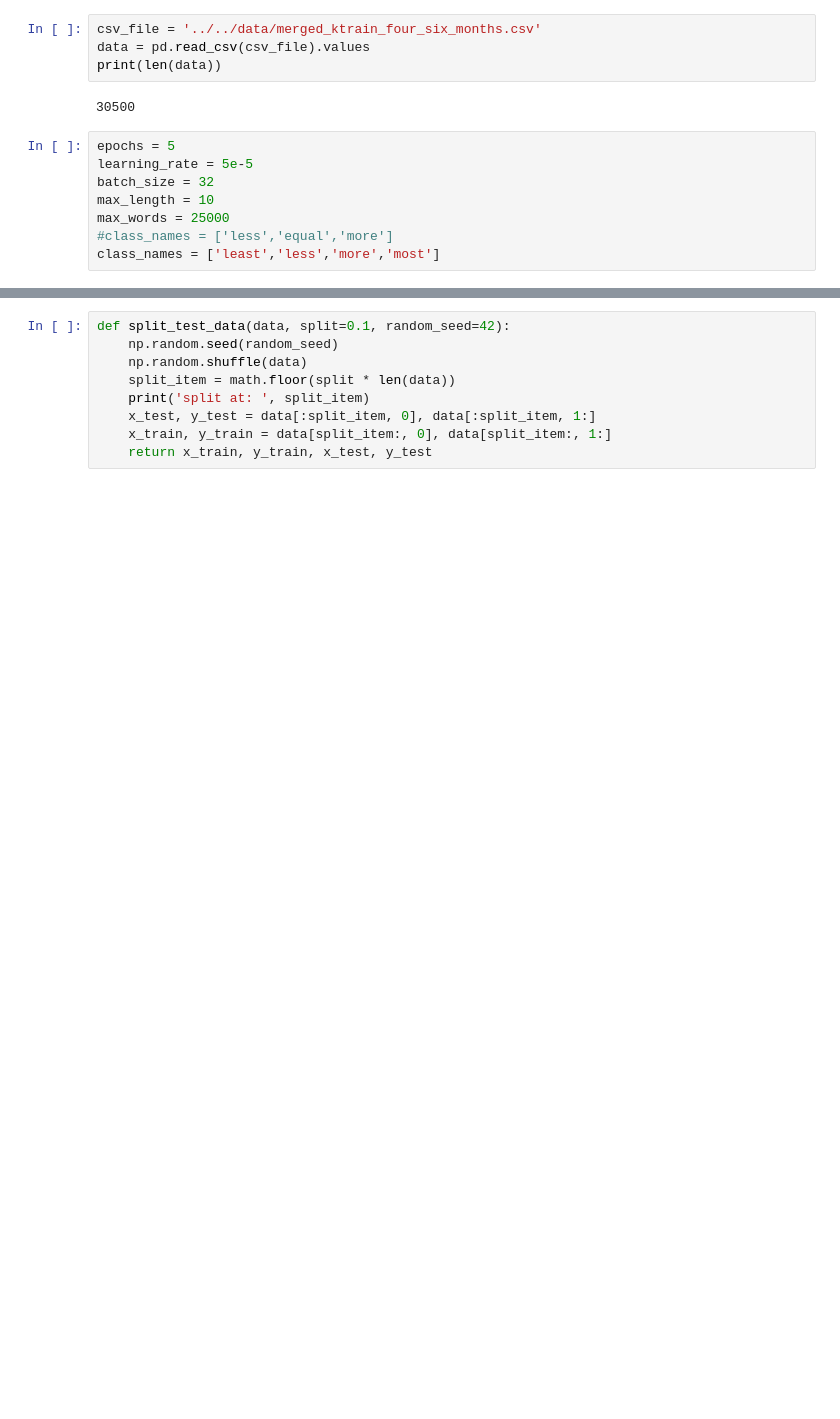
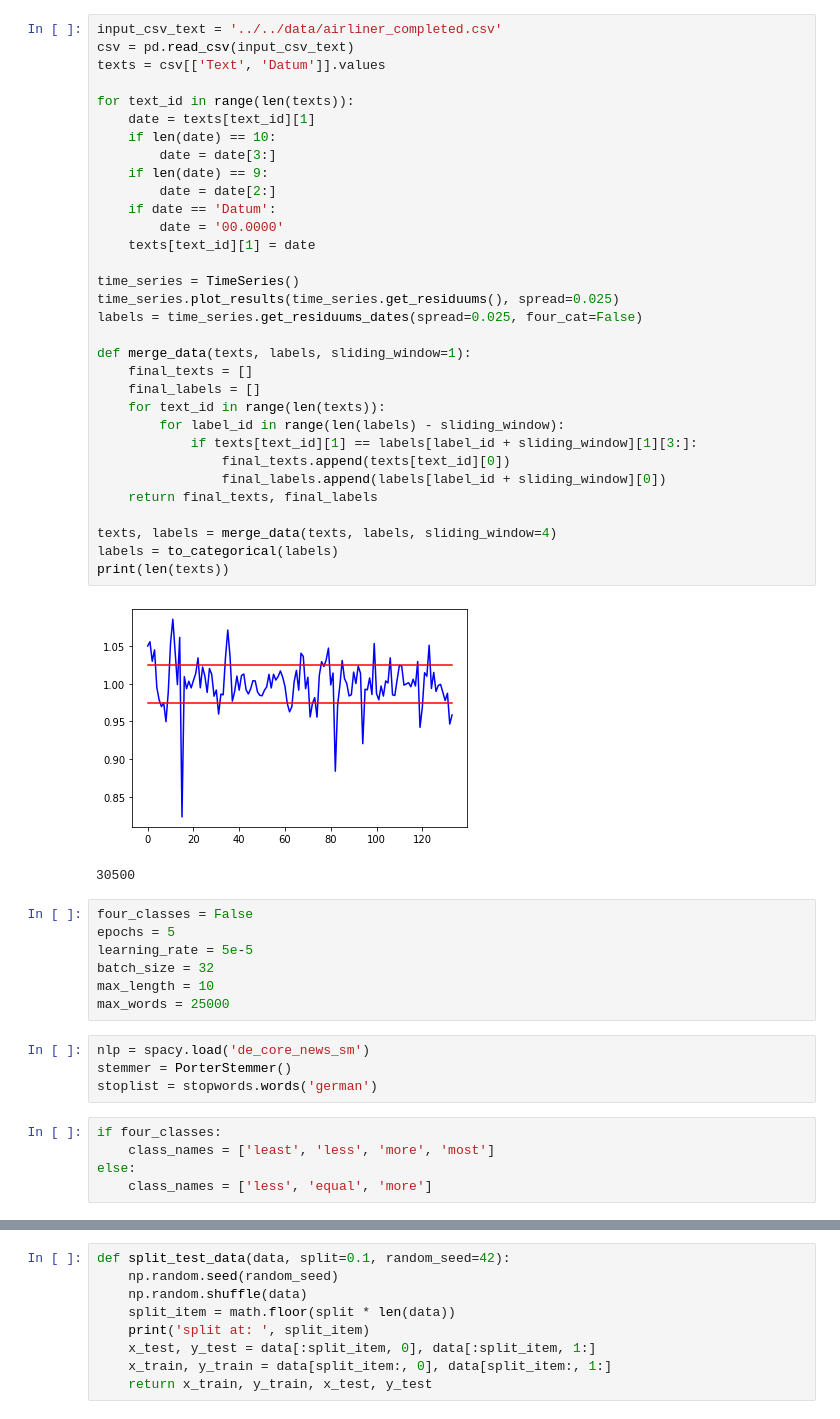
Before and after one commit to ml-jzimmermann/Capstone, a Jupyter notebook: backend/src/model/distil_bert_airliner.ipynb, the cells around one changed output, grey strips where cells are left out. Drawn from its saved outputs; the diff is of its cells as text; blank space fills up the shorter version.

```diff
--- a/backend/src/model/distil_bert_airliner.ipynb
+++ b/backend/src/model/distil_bert_airliner.ipynb
@@ -6,16 +15,53 @@ import random
 import numpy as np
 import math
-# %%
-csv_file = '../../data/merged_ktrain_four_six_months.csv'
-data = pd.read_csv(csv_file).values
-print(len(data))
-# %% [output]
-30500
+# %%
+input_csv_text = '../../data/airliner_completed.csv'
+csv = pd.read_csv(input_csv_text)
+texts = csv[['Text', 'Datum']].values
+
+for text_id in range(len(texts)):
+    date = texts[text_id][1]
+    if len(date) == 10:
+        date = date[3:]
+    if len(date) == 9:
+        date = date[2:]
+    if date == 'Datum':
+        date = '00.0000'
+    texts[text_id][1] = date
+
+time_series = TimeSeries()
+time_series.plot_results(time_series.get_residuums(), spread=0.025)
+labels = time_series.get_residuums_dates(spread=0.025, four_cat=False)
+
+def merge_data(texts, labels, sliding_window=1):
+    final_texts = []
+    final_labels = []
+    for text_id in range(len(texts)):
+        for label_id in range(len(labels) - sliding_window):
+            if texts[text_id][1] == labels[label_id + sliding_window][1][3:]:
+                final_texts.append(texts[text_id][0])
+                final_labels.append(labels[label_id + sliding_window][0])
+    return final_texts, final_labels
+
+texts, labels = merge_data(texts, labels, sliding_window=4)
+labels = to_categorical(labels)
+print(len(texts))
+# %% [output]
+[figure, added]
+30500
 # %%
+four_classes = False
 epochs = 5
 learning_rate = 5e-5
 batch_size = 32
 max_length = 10
 max_words = 25000
-#class_names = ['less','equal','more']
-class_names = ['least','less','more','most']
+# %%
+nlp = spacy.load('de_core_news_sm')
+stemmer = PorterStemmer()
+stoplist = stopwords.words('german')
+# %%
+if four_classes:
+    class_names = ['least', 'less', 'more', 'most']
+else:
+    class_names = ['less', 'equal', 'more']
```
Also changed, not shown: parts of 6 cells of this notebook, 6 other files.
